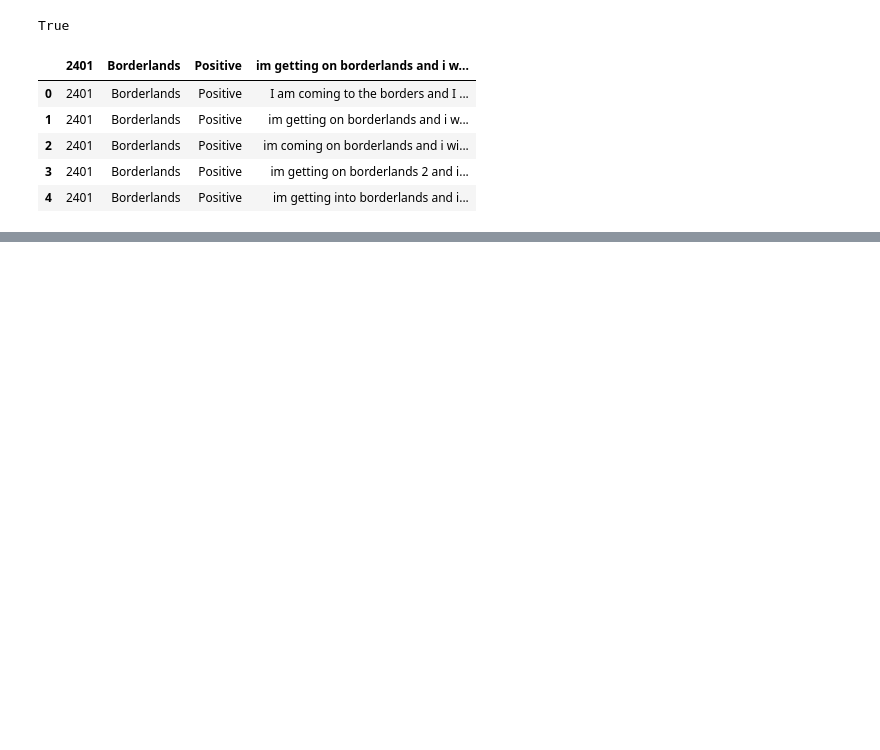
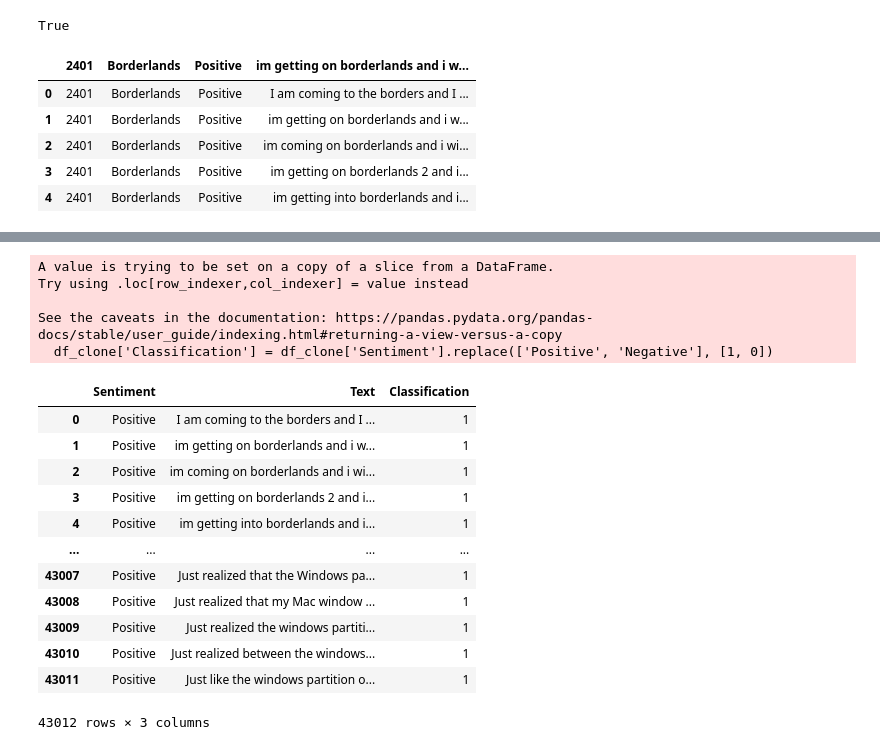
Before and after one commit to igorbalbino/PLN-aula, a Jupyter notebook: pln.ipynb, the cells around one changed output, grey strips where cells are left out. Cells and saved outputs as stored; diff of their text form; code cells hidden in the pictures; blank space fills up the shorter version.

```diff
--- a/pln.ipynb
+++ b/pln.ipynb
@@ -47,0 +87,4 @@ dataset.head()
+# %%
+import copy
+df_clone = copy.deepcopy(dataset)
+df_clone
@@ -47,0 +105,5 @@ dataset.head()
+# %%
+# Filtre as linhas com 'Positive' e 'Negative'
+filtro = df_clone['Sentiment'].isin(['Positive', 'Negative'])
+df_clone = df_clone[filtro]
+df_clone
@@ -47,0 +124,3 @@ dataset.head()
+# %%
+df_clone.dropna(subset=['Text'], inplace=True)
+print('done!')
@@ -47,0 +133,4 @@ dataset.head()
+# %%
+# Redefina os índices (opcional, mas recomendado para manter a ordem crescente)
+df_clone.reset_index(drop=True, inplace=True)
+df_clone
@@ -47,0 +151,23 @@ dataset.head()
+# %%
+# troca Positive por 1 e Negative por 0 e coloca os valores na coluna Classification
+df_clone['Classification'] = df_clone['Sentiment'].replace(['Positive', 'Negative'], [1, 0])
+df_clone
+# %% [output]
+A value is trying to be set on a copy of a slice from a DataFrame.
+Try using .loc[row_indexer,col_indexer] = value instead
+
+See the caveats in the documentation: https://pandas.pydata.org/pandas-docs/stable/user_guide/indexing.html#returning-a-view-versus-a-copy
+  df_clone['Classification'] = df_clone['Sentiment'].replace(['Positive', 'Negative'], [1, 0])
+|  | Sentiment | Text | Classification |
+| 0 | Positive | I am coming to the borders and I ... | 1 |
+| 1 | Positive | im getting on borderlands and i w... | 1 |
+| 2 | Positive | im coming on borderlands and i wi... | 1 |
+| 3 | Positive | im getting on borderlands 2 and i... | 1 |
+| 4 | Positive | im getting into borderlands and i... | 1 |
+| ... | ... | ... | ... |
+| 43007 | Positive | Just realized that the Windows pa... | 1 |
+| 43008 | Positive | Just realized that my Mac window ... | 1 |
+| 43009 | Positive | Just realized the windows partiti... | 1 |
+| 43010 | Positive | Just realized between the windows... | 1 |
+| 43011 | Positive | Just like the windows partition o... | 1 |
+43012 rows × 3 columns
```
Also changed, not shown: parts of 17 cells of this notebook, 1 other file.
